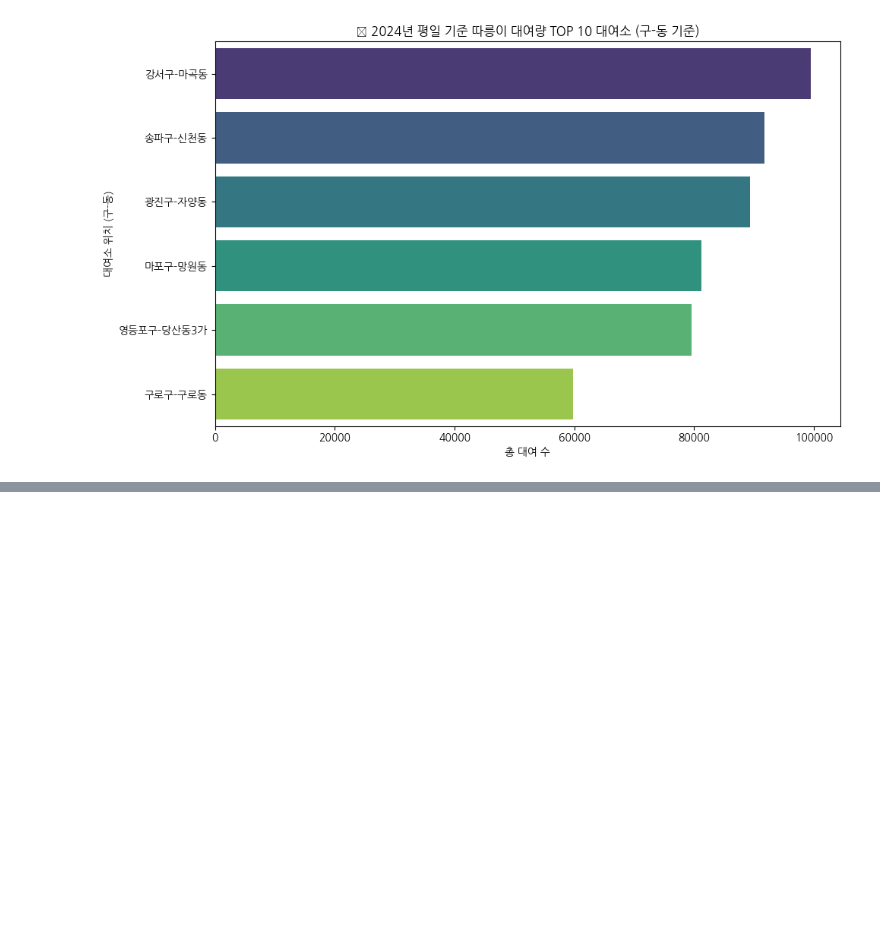
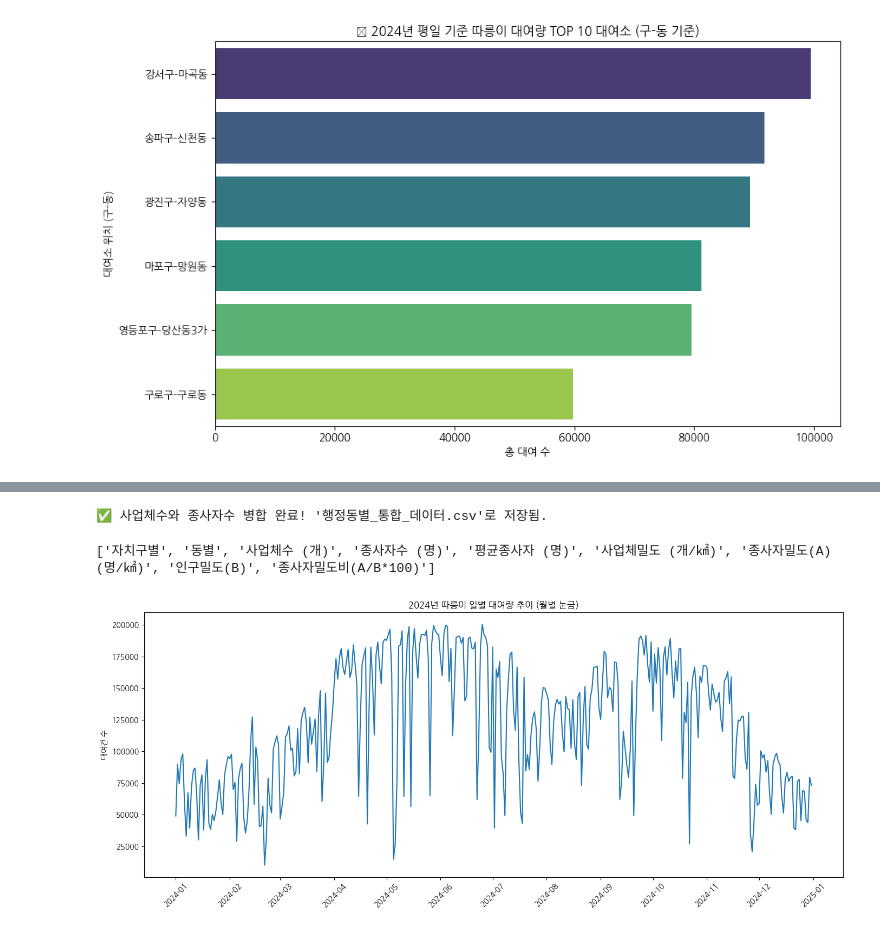
Before and after one commit to jinhyuk2me/Bikecast, a Jupyter notebook: analysis/weekday_weekend_bike_usage_comparison.ipynb, the cells around one changed output, grey strips where cells are left out. Cells and saved outputs as stored; diff of their text form; code cells hidden in the pictures; blank space fills up the shorter version.

```diff
--- a/analysis/weekday_weekend_bike_usage_comparison.ipynb
+++ b/analysis/weekday_weekend_bike_usage_comparison.ipynb
@@ -124,0 +231,69 @@ Passing `palette` without assigning `hue` is deprecated and will be removed in v
+# %%
+import pandas as pd
+
+# 파일 경로
+file1 = "/home/kbj/Downloads/행정동별_생활인구_사업체수_종사자수_평균소득_점포수.csv"
+file2 = "/home/kbj/Downloads/행정동별 사업체 종사자수.csv"
+
+# CSV 파일 불러오기
+df_main = pd.read_csv(file1)
+df_worker = pd.read_csv(file2)
+
+# '동별', '사업체수 (개)', '종사자수 (명)' 추출
+df_worker_selected = df_worker[["동별", "사업체수 (개)", "종사자수 (명)"]]
+
+# 컬럼명 통일
+df_worker_selected = df_worker_selected.rename(columns={"동별": "행정동_코드_명"})
+
+# 병합 수행
+merged = pd.merge(df_main, df_worker_selected, on="행정동_코드_명", how="left")
+
+# 결과 저장
+merged.to_csv("/home/kbj/Downloads/행정동별_통합_데이터.csv", index=False)
+
+print("✅ 사업체수와 종사자수 병합 완료! '행정동별_통합_데이터.csv'로 저장됨.")
+# %% [output]
+✅ 사업체수와 종사자수 병합 완료! '행정동별_통합_데이터.csv'로 저장됨.
+# %%
+print(df_worker.columns.tolist())
+# %% [output]
+['자치구별', '동별', '사업체수 (개)', '종사자수 (명)', '평균종사자 (명)', '사업체밀도 (개/㎢)', '종사자밀도(A) (명/㎢)', '인구밀도(B)', '종사자밀도비(A/B*100)']
+# %%
+import pandas as pd
+import matplotlib.pyplot as plt
+import matplotlib.dates as mdates
+import mysql.connector
+import koreanize_matplotlib
+
+# ✅ DB 연결
+conn = mysql.connector.connect(
+    host="host",
+    port=0000,
+    user="user",
+    password="password",
+    database="project1"
+)
+
+# ✅ 데이터 불러오기
+query = "SELECT * FROM rental_daily_2024"
+df = pd.read_sql(query, conn)
+conn.close()
+
+# ✅ 날짜 타입으로 변환
+df["rental_date"] = pd.to_datetime(df["rental_date"])
+
+# ✅ 시각화
+plt.figure(figsize=(14, 6))
+plt.plot(df["rental_date"], df["rental_count"])
+
+# ✅ X축: 월 단위 포맷팅
+plt.gca().xaxis.set_major_locator(mdates.MonthLocator())
+plt.gca().xaxis.set_major_formatter(mdates.DateFormatter('%Y-%m'))
+
+plt.xticks(rotation=45)
+plt.ylabel("대여건 수")
+plt.title("2024년 따릉이 일별 대여량 추이 (월별 눈금)")
+plt.tight_layout()
+plt.show()
+# %% [output]
+[figure, added]
```
Also changed, not shown: parts of 7 cells of this notebook.
